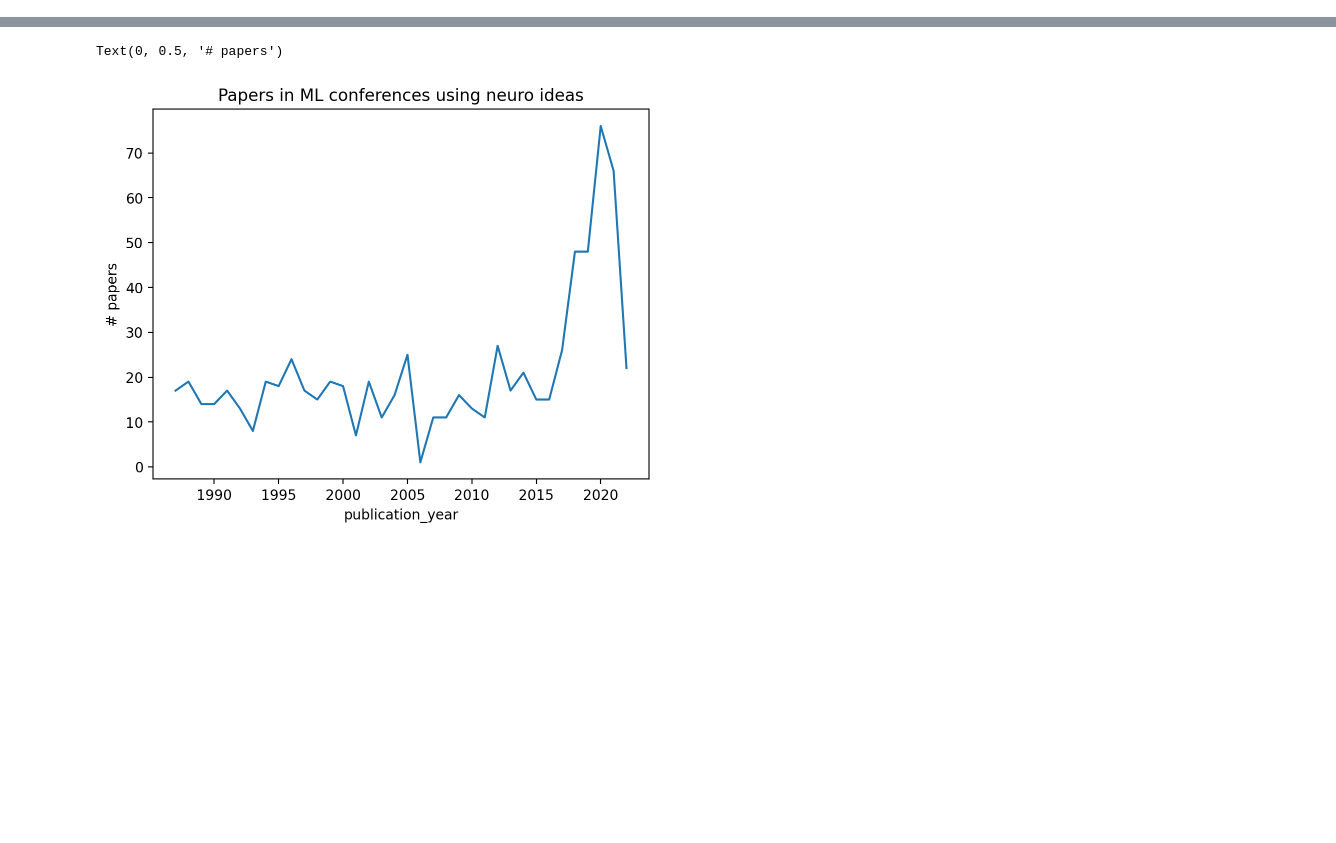
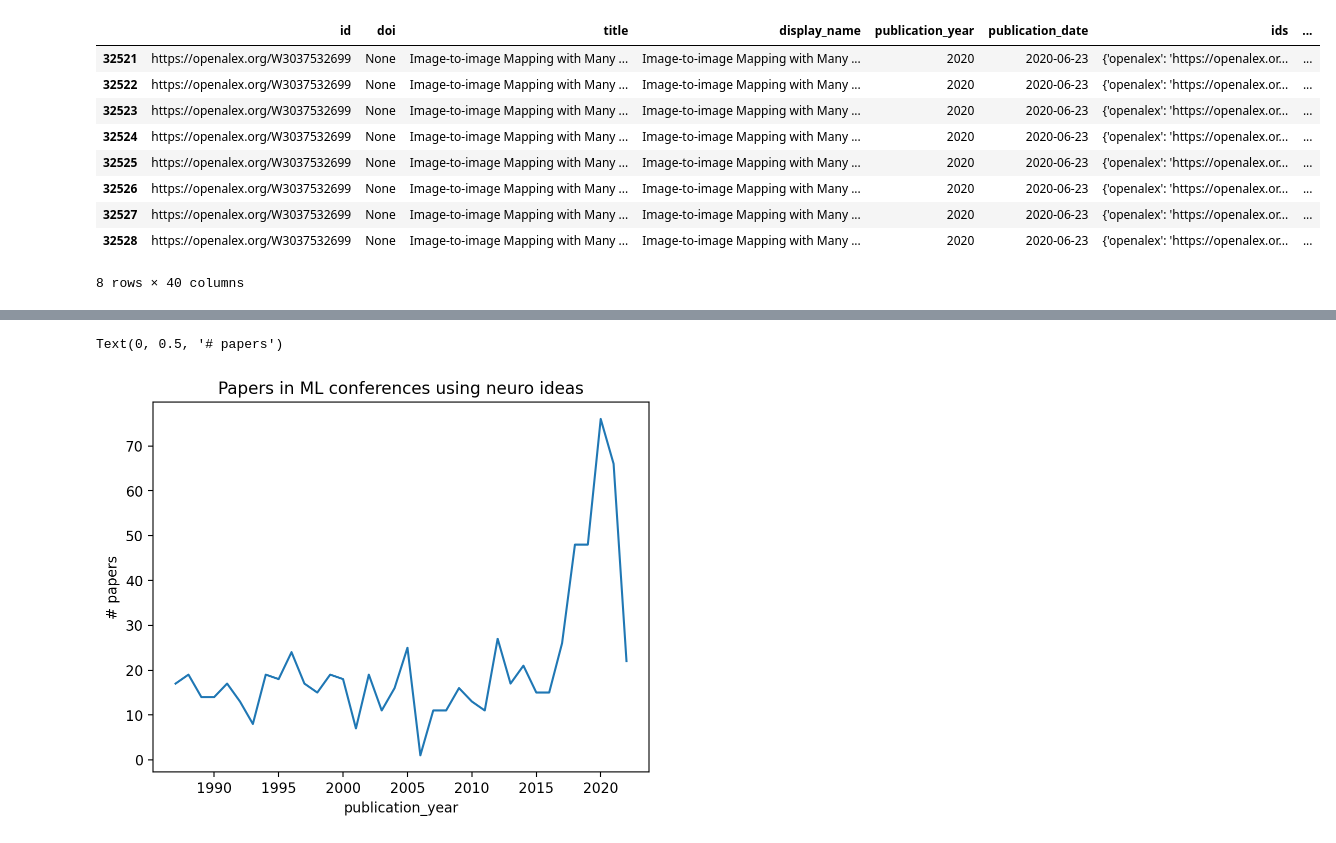
Before and after one commit to patrickmineault/neuroai-tree, a Jupyter notebook: scripts/View Influence Over Time.ipynb, the cells around one changed output, grey strips where cells are left out. Cells and saved outputs as stored; diff of their text form; code cells hidden in the pictures; blank space fills up the shorter version.

```diff
--- a/scripts/View Influence Over Time.ipynb
+++ b/scripts/View Influence Over Time.ipynb
@@ -6,0 +87,16 @@ import matplotlib.pyplot as plt
+# %%
+
+df_[labels==1].sort_values('ss_cited_by_count', ascending=False)
+#(labels == 0).mean()
+#labels == -1
+# %% [output]
+|  | id | doi | title | display_name | publication_year | publication_date | ids | ... |
+| 32521 | https://openalex.org/W3037532699 | None | Image-to-image Mapping with Many ... | Image-to-image Mapping with Many ... | 2020 | 2020-06-23 | {'openalex': 'https://openalex.or... | ... |
+| 32522 | https://openalex.org/W3037532699 | None | Image-to-image Mapping with Many ... | Image-to-image Mapping with Many ... | 2020 | 2020-06-23 | {'openalex': 'https://openalex.or... | ... |
+| 32523 | https://openalex.org/W3037532699 | None | Image-to-image Mapping with Many ... | Image-to-image Mapping with Many ... | 2020 | 2020-06-23 | {'openalex': 'https://openalex.or... | ... |
+| 32524 | https://openalex.org/W3037532699 | None | Image-to-image Mapping with Many ... | Image-to-image Mapping with Many ... | 2020 | 2020-06-23 | {'openalex': 'https://openalex.or... | ... |
+| 32525 | https://openalex.org/W3037532699 | None | Image-to-image Mapping with Many ... | Image-to-image Mapping with Many ... | 2020 | 2020-06-23 | {'openalex': 'https://openalex.or... | ... |
+| 32526 | https://openalex.org/W3037532699 | None | Image-to-image Mapping with Many ... | Image-to-image Mapping with Many ... | 2020 | 2020-06-23 | {'openalex': 'https://openalex.or... | ... |
+| 32527 | https://openalex.org/W3037532699 | None | Image-to-image Mapping with Many ... | Image-to-image Mapping with Many ... | 2020 | 2020-06-23 | {'openalex': 'https://openalex.or... | ... |
+| 32528 | https://openalex.org/W3037532699 | None | Image-to-image Mapping with Many ... | Image-to-image Mapping with Many ... | 2020 | 2020-06-23 | {'openalex': 'https://openalex.or... | ... |
+8 rows × 40 columns
```
Also changed, not shown: parts of 9 cells of this notebook, 13 other files.
